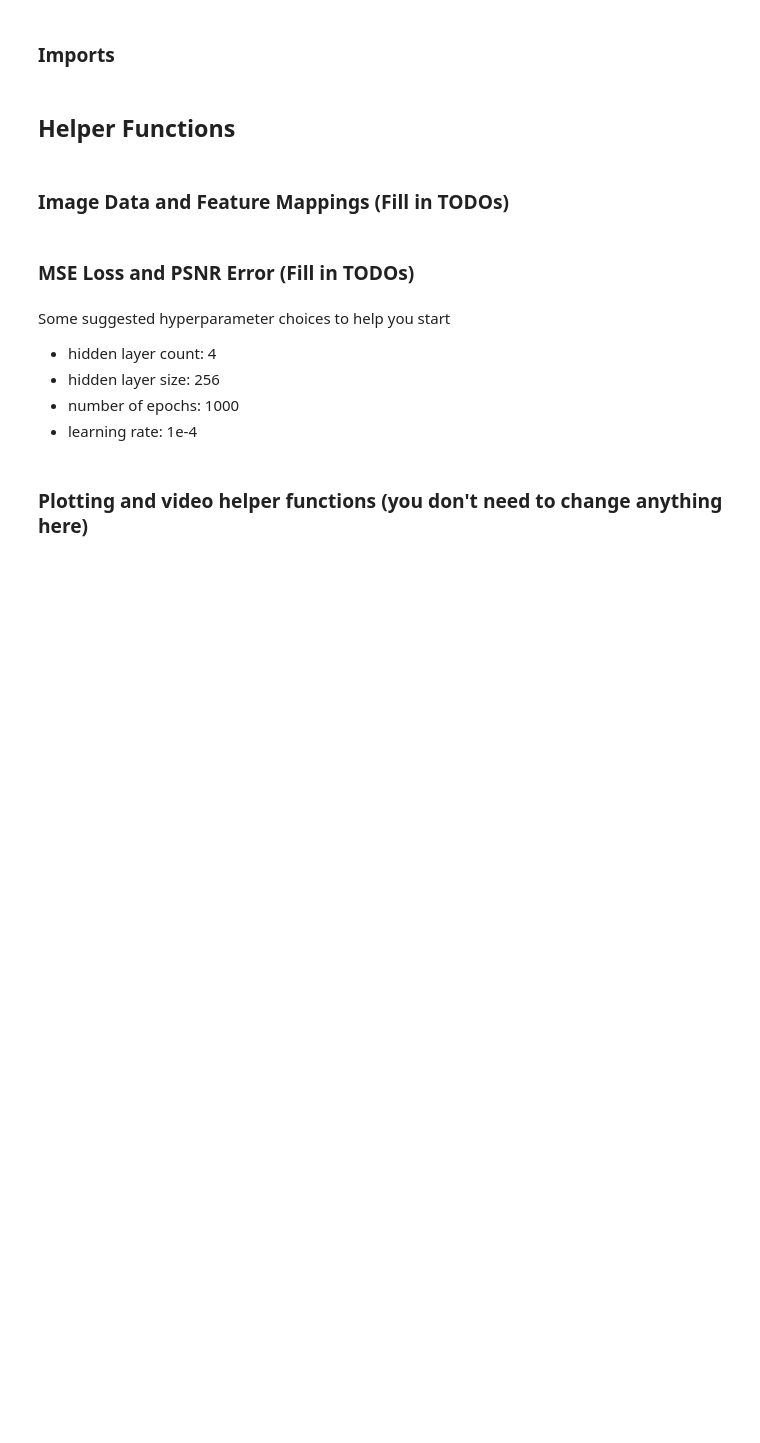
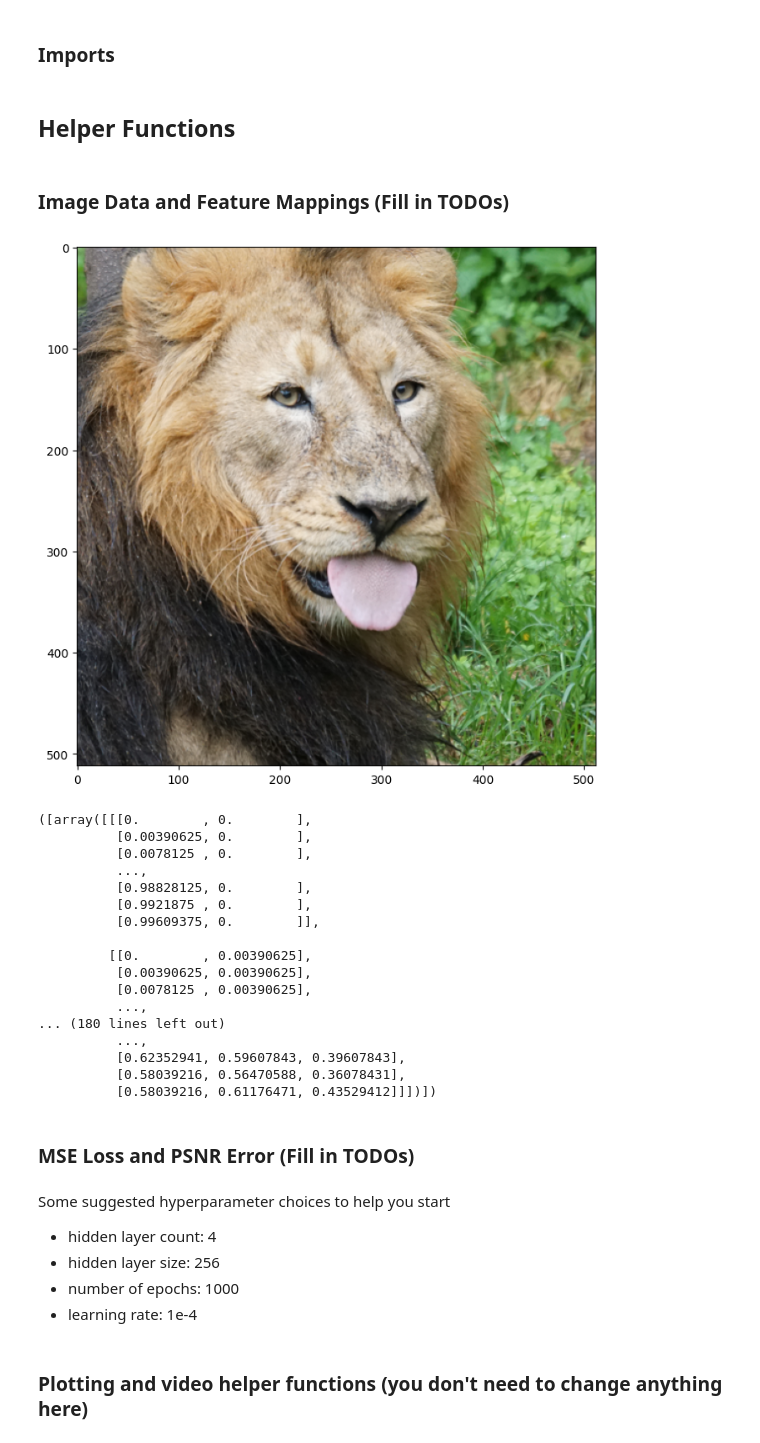
Before and after one commit to kingazaan/assignment2_cs444, a Jupyter notebook: neural_network.ipynb, the cells around one changed output. Cells and saved outputs as stored; diff of their text form; code cells hidden in the pictures; blank space fills up the shorter version.

```diff
--- a/neural_network.ipynb
+++ b/neural_network.ipynb
@@ -91,5 +91,26 @@ def get_image(size=512, \
 
   return train_data, test_data
+# %%
+get_image()
+# %% [output]
+[figure, added]
+([array([[[0.        , 0.        ],
+          [0.00390625, 0.        ],
+          [0.0078125 , 0.        ],
+          ...,
+          [0.98828125, 0.        ],
+          [0.9921875 , 0.        ],
+          [0.99609375, 0.        ]],
+
+         [[0.        , 0.00390625],
+          [0.00390625, 0.00390625],
+          [0.0078125 , 0.00390625],
+          ...,
+... (180 lines left out)
+          ...,
+          [0.62352941, 0.59607843, 0.39607843],
+          [0.58039216, 0.56470588, 0.36078431],
+          [0.58039216, 0.61176471, 0.43529412]]])])
 # %%
 # Create the mappings dictionary of matrix B -  you will implement this
 def get_B_dict(size):
```
Also changed, not shown: parts of 3 cells of this notebook, 3 other files.
